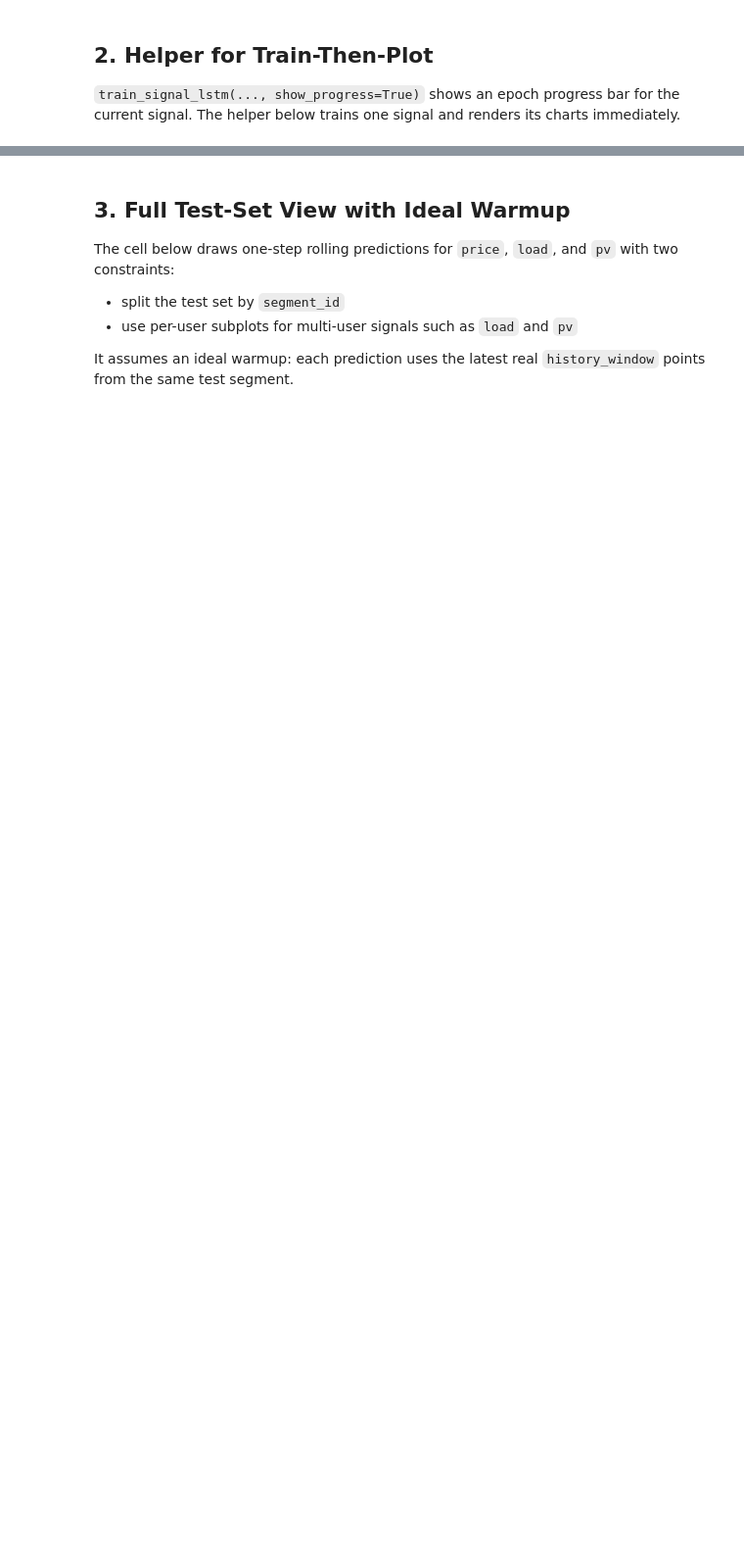
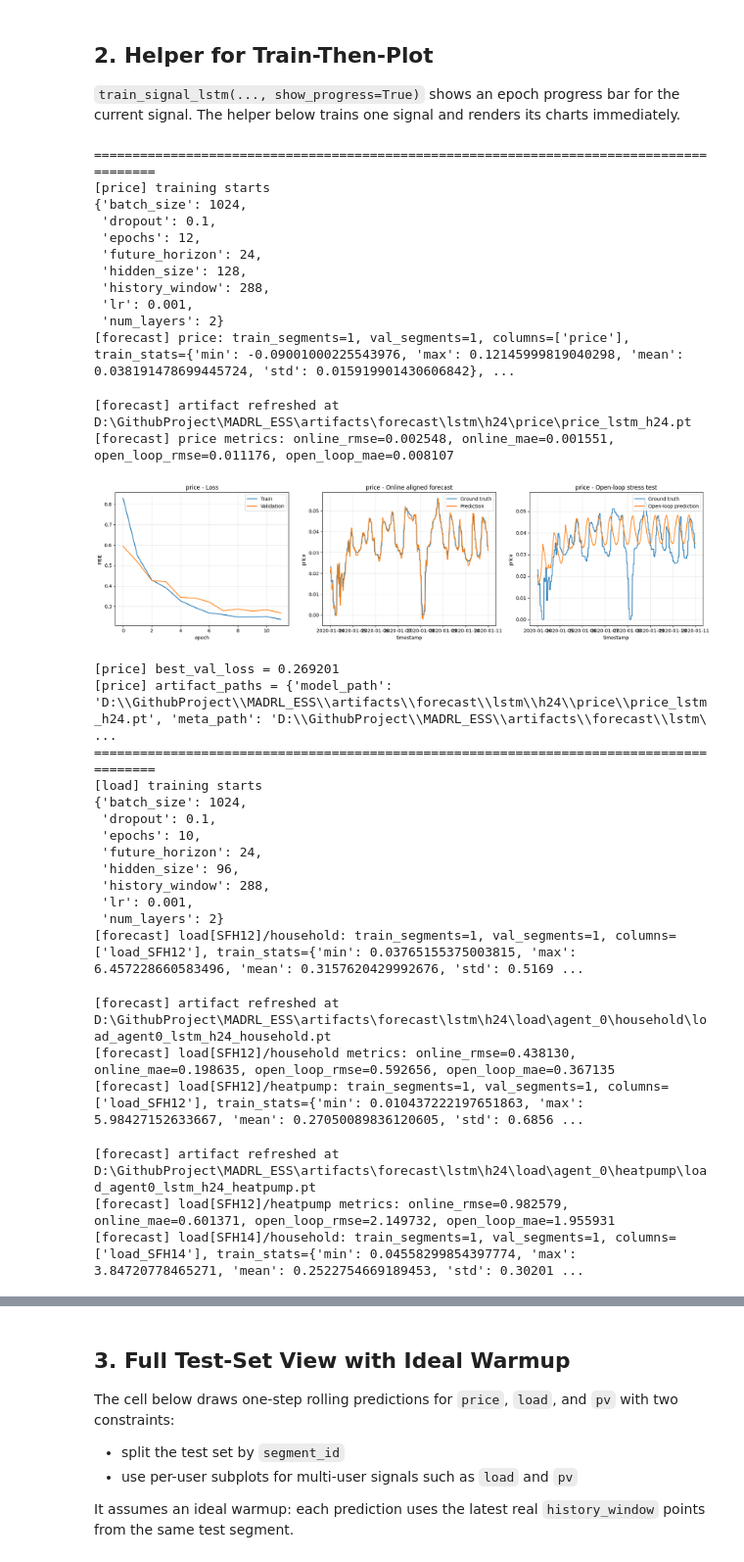
Before and after one commit to wenyuxin-00/MADRL_ESS, a Jupyter notebook: notebooks/forecast/forecast_lstm.ipynb, the cells around one changed output, grey strips where cells are left out. Shown at 98% size. Cells and saved outputs as stored; diff of their text form; code cells hidden in the pictures; blank space fills up the shorter version.

```diff
--- a/notebooks/forecast/forecast_lstm.ipynb
+++ b/notebooks/forecast/forecast_lstm.ipynb
@@ -67,11 +72,15 @@ load_time_feature_mode = "hour_week_year"
 load_hybrid_mode = "baseline_blend"
 load_baseline_mode = "last_value"
 
+# Component split: train separate LSTMs for household & heatpump, sum at inference
+load_component_split = True
+load_scaler_type = "robust"           # "standard" | "robust"
+
 
 # Shared sequence-window settings
 shared_settings = {
     "future_horizon": 24,
-    "history_window": 96 * 7,
+    "history_window": 96 * 3,
     "artifact_root": project_root / "artifacts" / "forecast" / "lstm",
 }
 
@@ -125,6 +134,8 @@ cfg.forecast.load_time_feature_mode = load_time_feature_mode
 cfg.forecast.load_hybrid_mode = load_hybrid_mode
 cfg.forecast.load_baseline_mode = load_baseline_mode
 cfg.forecast.lstm_artifact_root = Path(shared_settings["artifact_root"])
+cfg.forecast.load_component_split = load_component_split
+cfg.forecast.load_scaler_type = load_scaler_type
 
 runtime_state = configure_torch_runtime(
     cfg,
@@ -147,6 +158,8 @@ experiment_summary = {
     "artifact_root": str(cfg.forecast.lstm_artifact_root),
     "load_hybrid_mode": cfg.forecast.load_hybrid_mode,
     "load_baseline_mode": cfg.forecast.load_baseline_mode,
+    "load_component_split": cfg.forecast.load_component_split,
+    "load_scaler_type": cfg.forecast.load_scaler_type,
     "signal_order": list(signal_order),
     "signal_training_overrides": signal_training_overrides,
 }
@@ -198,4 +340,46 @@ def train_and_report_signal(signal_name: str):
 # %%
+reuse_saved_artifacts = globals().get("reuse_saved_artifacts", False)
+require_complete_saved_artifacts = globals().get("require_complete_saved_artifacts", True)
+
 results = {}
-for signal_name in signal_order:
-    results[signal_name] = train_and_report_signal(signal_name)
+if reuse_saved_artifacts:
+    results = load_results_from_saved_artifacts(
+        require_complete=require_complete_saved_artifacts,
+    )
+else:
+    for signal_name in signal_order:
+        results[signal_name] = train_and_report_signal(signal_name)
+# %% [output]
+========================================================================================
+[price] training starts
+{'batch_size': 1024,
+ 'dropout': 0.1,
+ 'epochs': 12,
+ 'future_horizon': 24,
+ 'hidden_size': 128,
+ 'history_window': 288,
+ 'lr': 0.001,
+ 'num_layers': 2}
+[forecast] price: train_segments=1, val_segments=1, columns=['price'], train_stats={'min': -0.09001000225543976, 'max': 0.12145999819040298, 'mean': 0.038191478699445724, 'std': 0.015919901430606842}, ...
+[forecast] artifact refreshed at D:\GithubProject\MADRL_ESS\artifacts\forecast\lstm\h24\price\price_lstm_h24.pt
+[forecast] price metrics: online_rmse=0.002548, online_mae=0.001551, open_loop_rmse=0.011176, open_loop_mae=0.008107
+[figure, added]
+[price] best_val_loss = 0.269201
+[price] artifact_paths = {'model_path': 'D:\\GithubProject\\MADRL_ESS\\artifacts\\forecast\\lstm\\h24\\price\\price_lstm_h24.pt', 'meta_path': 'D:\\GithubProject\\MADRL_ESS\\artifacts\\forecast\\lstm\ ...
+========================================================================================
+[load] training starts
+{'batch_size': 1024,
+ 'dropout': 0.1,
+ 'epochs': 10,
+ 'future_horizon': 24,
+ 'hidden_size': 96,
+ 'history_window': 288,
+ 'lr': 0.001,
+ 'num_layers': 2}
+[forecast] load[SFH12]/household: train_segments=1, val_segments=1, columns=['load_SFH12'], train_stats={'min': 0.03765155375003815, 'max': 6.457228660583496, 'mean': 0.3157620429992676, 'std': 0.5169 ...
+[forecast] artifact refreshed at D:\GithubProject\MADRL_ESS\artifacts\forecast\lstm\h24\load\agent_0\household\load_agent0_lstm_h24_household.pt
+[forecast] load[SFH12]/household metrics: online_rmse=0.438130, online_mae=0.198635, open_loop_rmse=0.592656, open_loop_mae=0.367135
+[forecast] load[SFH12]/heatpump: train_segments=1, val_segments=1, columns=['load_SFH12'], train_stats={'min': 0.010437222197651863, 'max': 5.98427152633667, 'mean': 0.27050089836120605, 'std': 0.6856 ...
+[forecast] artifact refreshed at D:\GithubProject\MADRL_ESS\artifacts\forecast\lstm\h24\load\agent_0\heatpump\load_agent0_lstm_h24_heatpump.pt
+[forecast] load[SFH12]/heatpump metrics: online_rmse=0.982579, online_mae=0.601371, open_loop_rmse=2.149732, open_loop_mae=1.955931
+[forecast] load[SFH14]/household: train_segments=1, val_segments=1, columns=['load_SFH14'], train_stats={'min': 0.04558299854397774, 'max': 3.84720778465271, 'mean': 0.2522754669189453, 'std': 0.30201 ...
```
Also changed, not shown: parts of 12 cells of this notebook, 1 other file.
